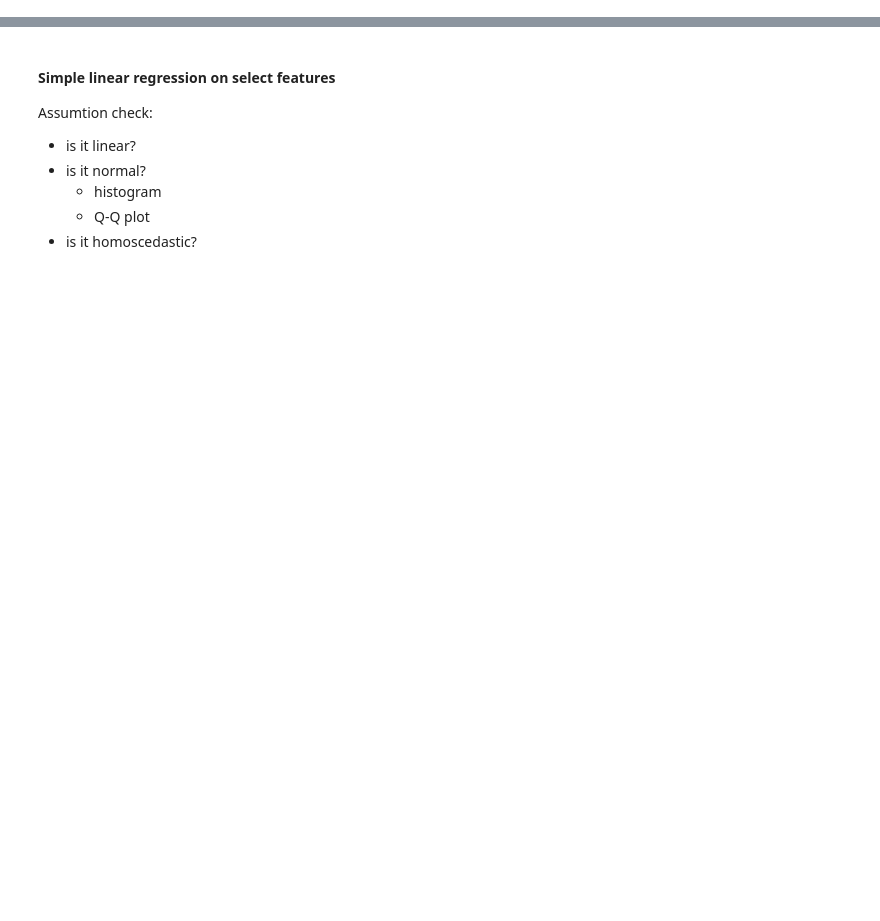
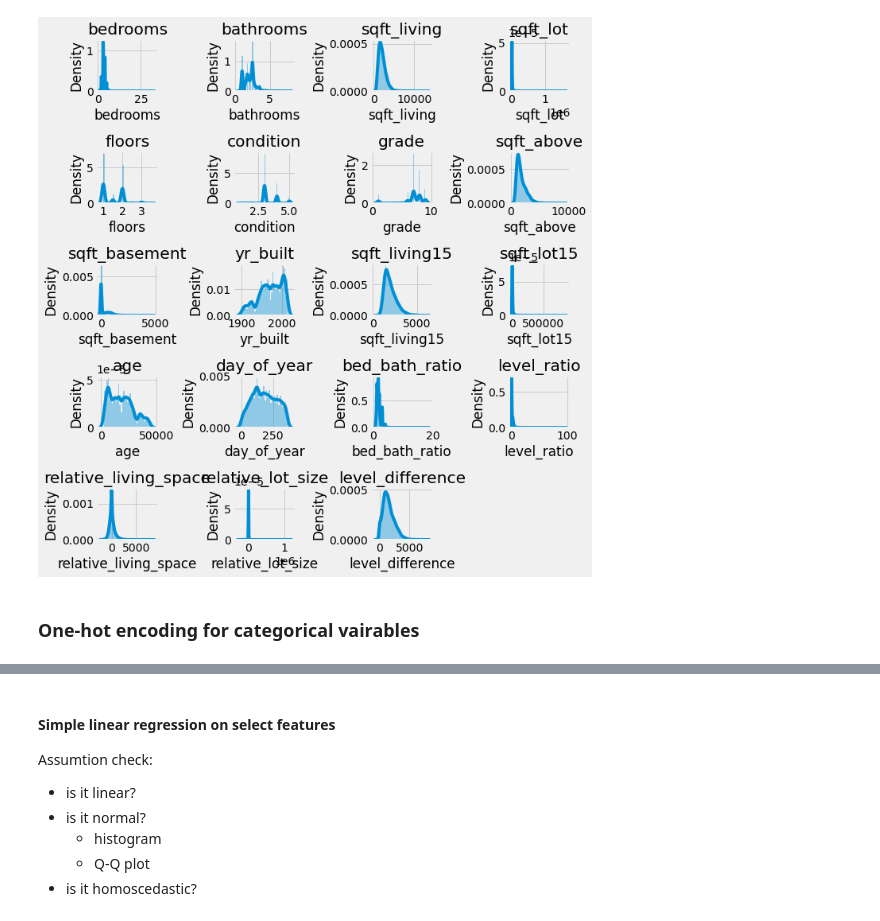
Before and after one commit to Zeth-Abney/Flatiron-school, a Jupyter notebook: phase-2/PROJECT/EDA-two.ipynb, the cells around one changed output, grey strips where cells are left out. Cells and saved outputs as stored; diff of their text form; code cells hidden in the pictures; blank space fills up the shorter version.

```diff
--- a/phase-2/PROJECT/EDA-two.ipynb
+++ b/phase-2/PROJECT/EDA-two.ipynb
@@ -26,0 +102,12 @@ plt.show()
+# %%
+plt.figure(figsize=(10,10))
+
+for idx,label in enumerate(X_labels):
+    ax = plt.subplot(5,4,idx+1)
+    sns.distplot(X[label],hist=True)
+    plt.title(label)
+
+plt.tight_layout()
+plt.show()
+# %% [output]
+[figure, added]
@@ -26,0 +121,2 @@ plt.show()
+# %% [markdown]
+### One-hot encoding for categorical vairables
```
Also changed, not shown: parts of 27 cells of this notebook, 3 other files.
